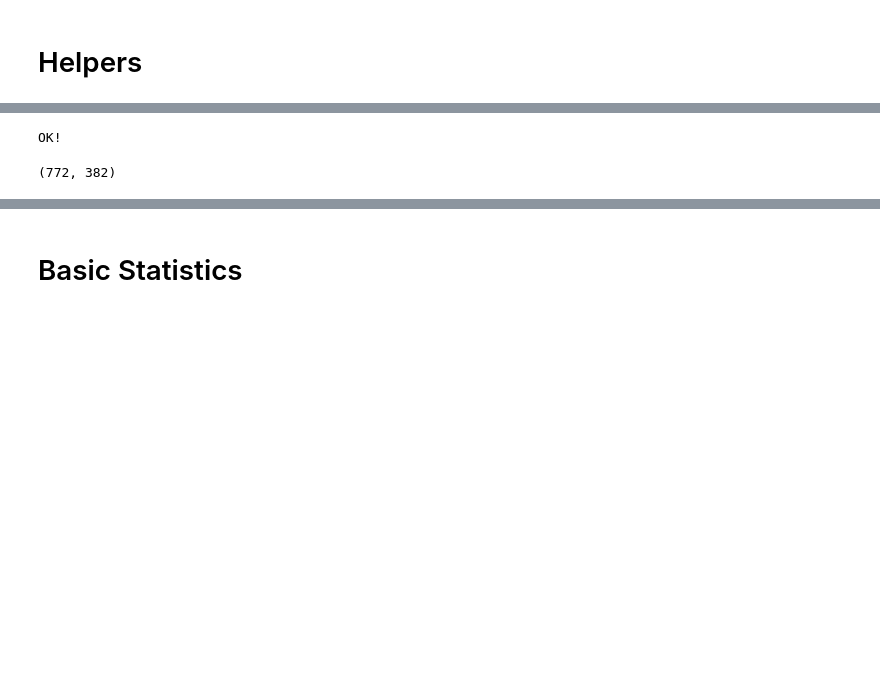
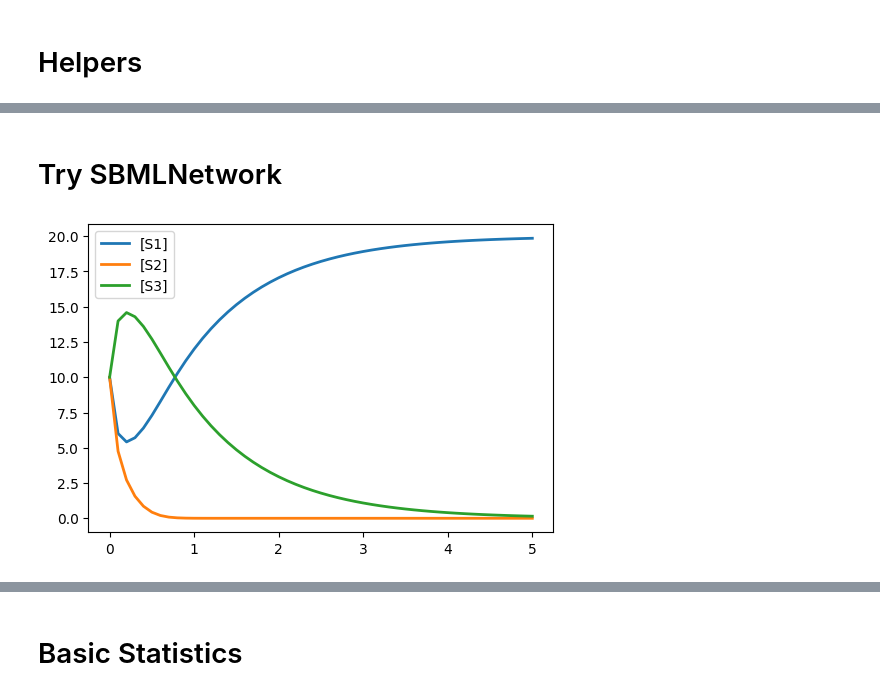
Before and after one commit to ModelEngineering/pySubnetSB, a Jupyter notebook: notebooks/analyze_structure.ipynb, the cells around one changed output, grey strips where cells are left out. Cells and saved outputs as stored; diff of their text form; code cells hidden in the pictures; blank space fills up the shorter version.

```diff
--- a/notebooks/analyze_structure.ipynb
+++ b/notebooks/analyze_structure.ipynb
@@ -36,45 +21,0 @@ IDENTITY_WEAK_PATH_DCT
-# %%
-
-
-class ResultAccessor(object):
-
-    def __init__(self, directory:str, is_strong:bool=True)->None:
-        """
-        Args:
-            directory: Name of the directory with the Antimony files
-            is_strong: Use analysis from strong or weak identity
-        """
-        self.directory = directory
-        self.is_strong = is_strong
-        #
-        self.results = self.makeResultStr()
-
-    def makeResultStr(self)->List[str]:
-        """
-        Reads the result of identity matching and creates a list of strings.
-
-        Args:
-            directory: str
-
-        Results:
-            str
-        """
-        if self.is_strong:
-            dct = IDENTITY_STRONG_PATH_DCT
-        else:
-            dct = IDENTITY_WEAK_PATH_DCT
-        path = dct[self.directory]
-        with open(path, "r") as fd:
-            results = fd.readlines()
-        results = [r[:-1] for r in results]
-        return results
-
-
-# TESTS
-for is_strong in [True, False]:
-    accessor = ResultAccessor('Oscillators_May_28_2024_8898', is_strong=is_strong)
-    assert(isinstance(accessor.results, list))
-    assert(isinstance(accessor.results[0], str))
-print("OK!")
-# %% [output]
-OK!
@@ -123,4 +22,17 @@ strong_statistics = ResultStatistics('Oscillators_June_10_B_10507', is_strong=Tr
-# %%
-weak_statistics.num_duplicate, strong_statistics.num_duplicate
-# %% [output]
-(772, 382)
+# %% [markdown]
+# Try SBMLNetwork
+# %%
+model = """
+S1 + S2 -> S3; k1*S1*S2
+S3 -> S1; k2*S3
+S1 = 10
+S2 = 10
+S3 =10
+k1 = 1
+k2 = 1
+"""
+rr = te.loada(model)
+rr.simulate()
+rr.plot()
+# %% [output]
+[figure, added]
```
Also changed, not shown: parts of 22 cells of this notebook, 13 other files.
